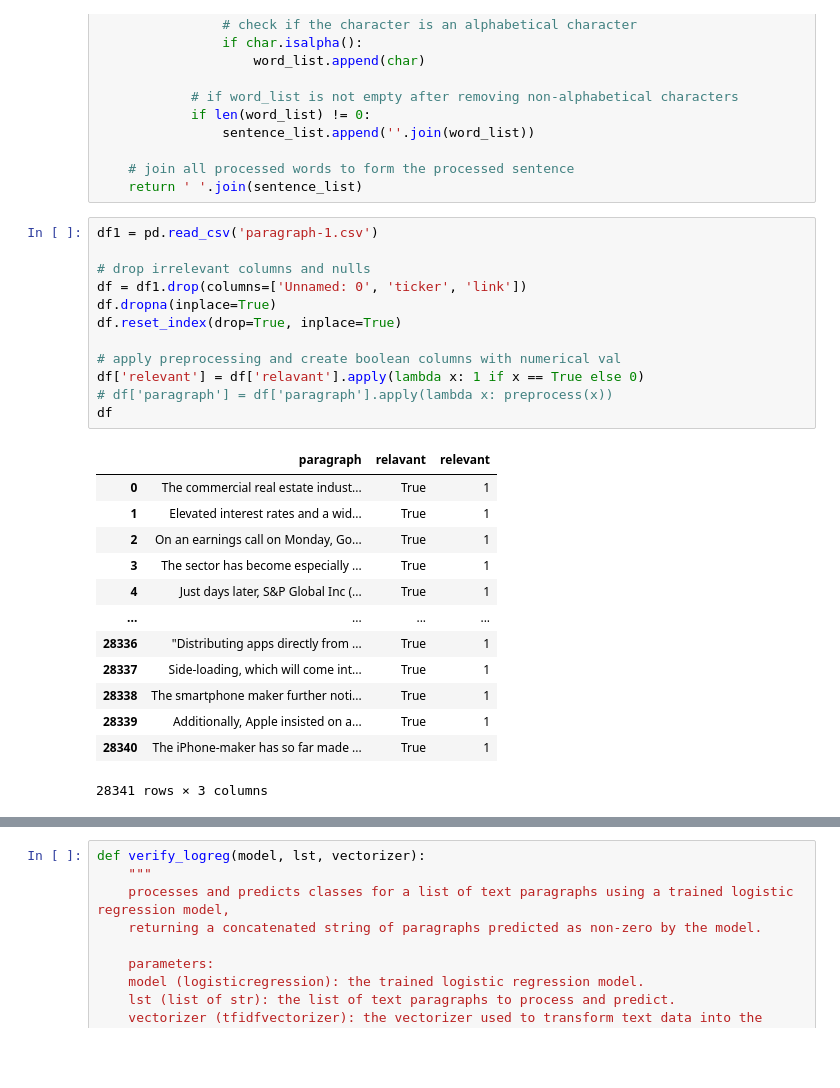
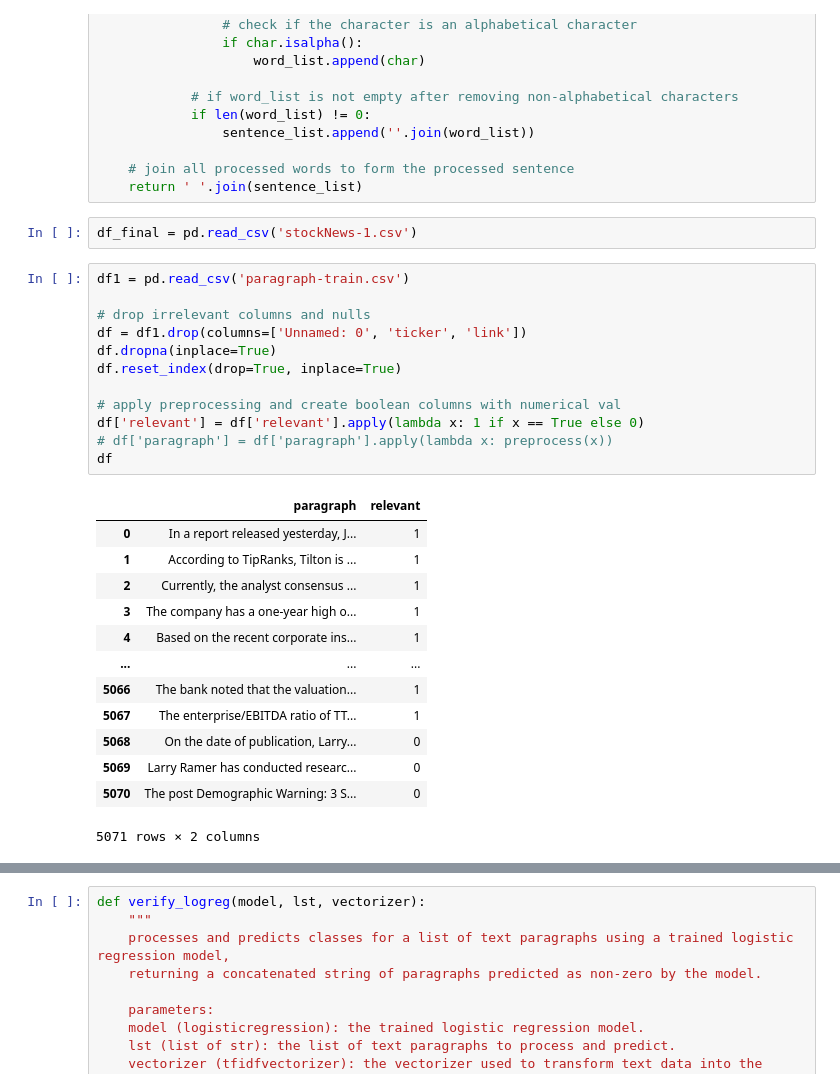
Before and after one commit to ayushRana48/stockNLP, a Jupyter notebook: logregmodel.ipynb, the cells around one changed output, grey strips where cells are left out. Saved outputs shown, nothing was run; the diff lists cells and outputs as text; blank space fills up the shorter version.

```diff
--- a/logregmodel.ipynb
+++ b/logregmodel.ipynb
@@ -47,32 +47,34 @@ def preprocess(text):
 
     # join all processed words to form the processed sentence
     return ' '.join(sentence_list)
+# %%
+df_final = pd.read_csv('stockNews-1.csv')
 # %%
-df1 = pd.read_csv('paragraph-1.csv')
+df1 = pd.read_csv('paragraph-train.csv')
 
 # drop irrelevant columns and nulls
 df = df1.drop(columns=['Unnamed: 0', 'ticker', 'link'])
 df.dropna(inplace=True)
 df.reset_index(drop=True, inplace=True)
 
 # apply preprocessing and create boolean columns with numerical val
-df['relevant'] = df['relavant'].apply(lambda x: 1 if x == True else 0)
+df['relevant'] = df['relevant'].apply(lambda x: 1 if x == True else 0)
 # df['paragraph'] = df['paragraph'].apply(lambda x: preprocess(x))
 df
 # %% [output]
-|  | paragraph | relavant | relevant |
-| 0 | The commercial real estate indust... | True | 1 |
-| 1 | Elevated interest rates and a wid... | True | 1 |
-| 2 | On an earnings call on Monday, Go... | True | 1 |
-| 3 | The sector has become especially ... | True | 1 |
-| 4 | Just days later, S&P Global Inc (... | True | 1 |
-| ... | ... | ... | ... |
-| 28336 | "Distributing apps directly from ... | True | 1 |
-| 28337 | Side-loading, which will come int... | True | 1 |
-| 28338 | The smartphone maker further noti... | True | 1 |
-| 28339 | Additionally, Apple insisted on a... | True | 1 |
-| 28340 | The iPhone-maker has so far made ... | True | 1 |
+|  | paragraph | relevant |
+| 0 | In a report released yesterday, J... | 1 |
+| 1 | According to TipRanks, Tilton is ... | 1 |
+| 2 | Currently, the analyst consensus ... | 1 |
+| 3 | The company has a one-year high o... | 1 |
+| 4 | Based on the recent corporate ins... | 1 |
+| ... | ... | ... |
+| 5066 | The bank noted that the valuation... | 1 |
+| 5067 | The enterprise/EBITDA ratio of TT... | 1 |
+| 5068 | On the date of publication, Larry... | 0 |
+| 5069 | Larry Ramer has conducted researc... | 0 |
+| 5070 | The post Demographic Warning: 3 S... | 0 |
-28341 rows × 3 columns
+5071 rows × 2 columns
 # %%
 # Transform the text data into TF-IDF vectors, excluding English stop words.
 vectorizer = TfidfVectorizer(stop_words='english')
```
Also changed, not shown: parts of 2 cells of this notebook, 8 other files.
